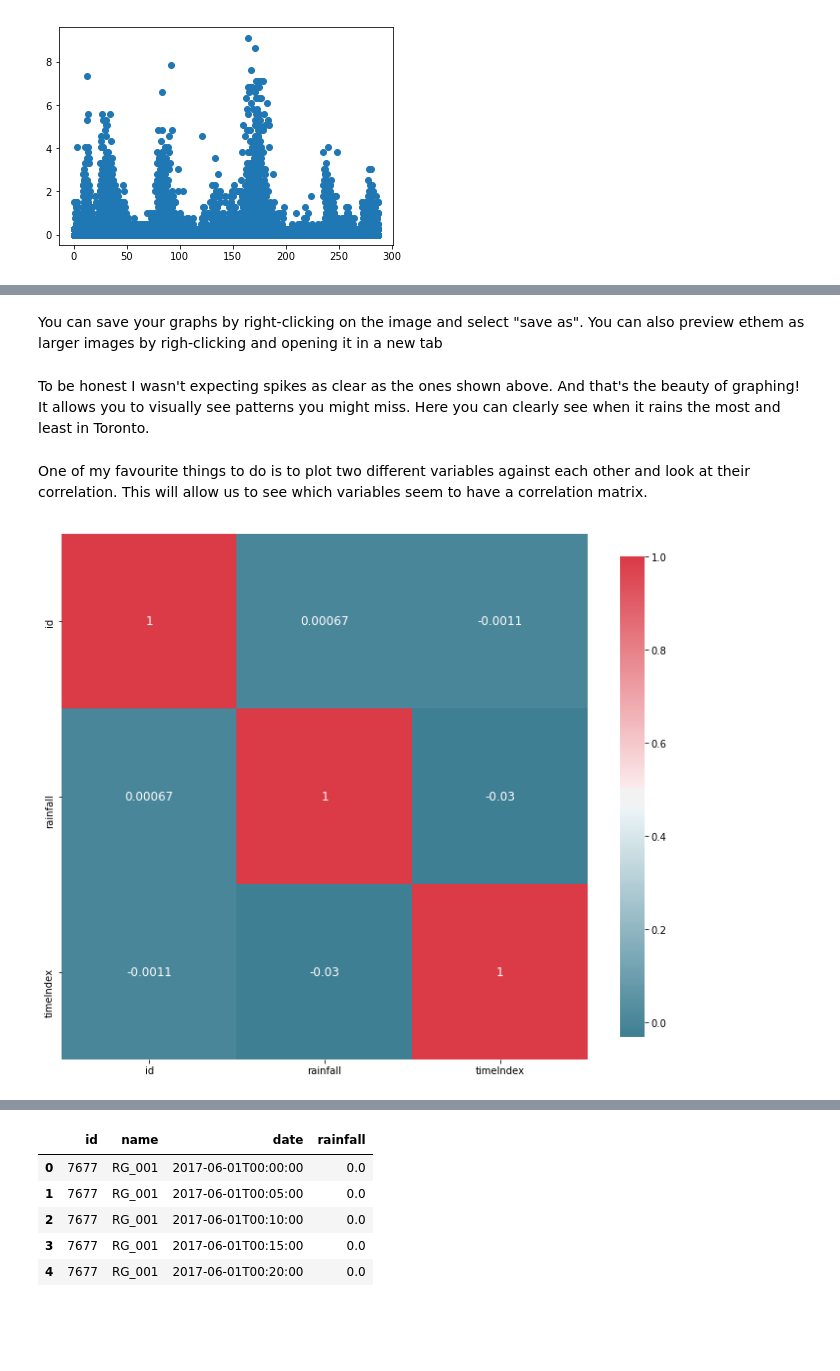
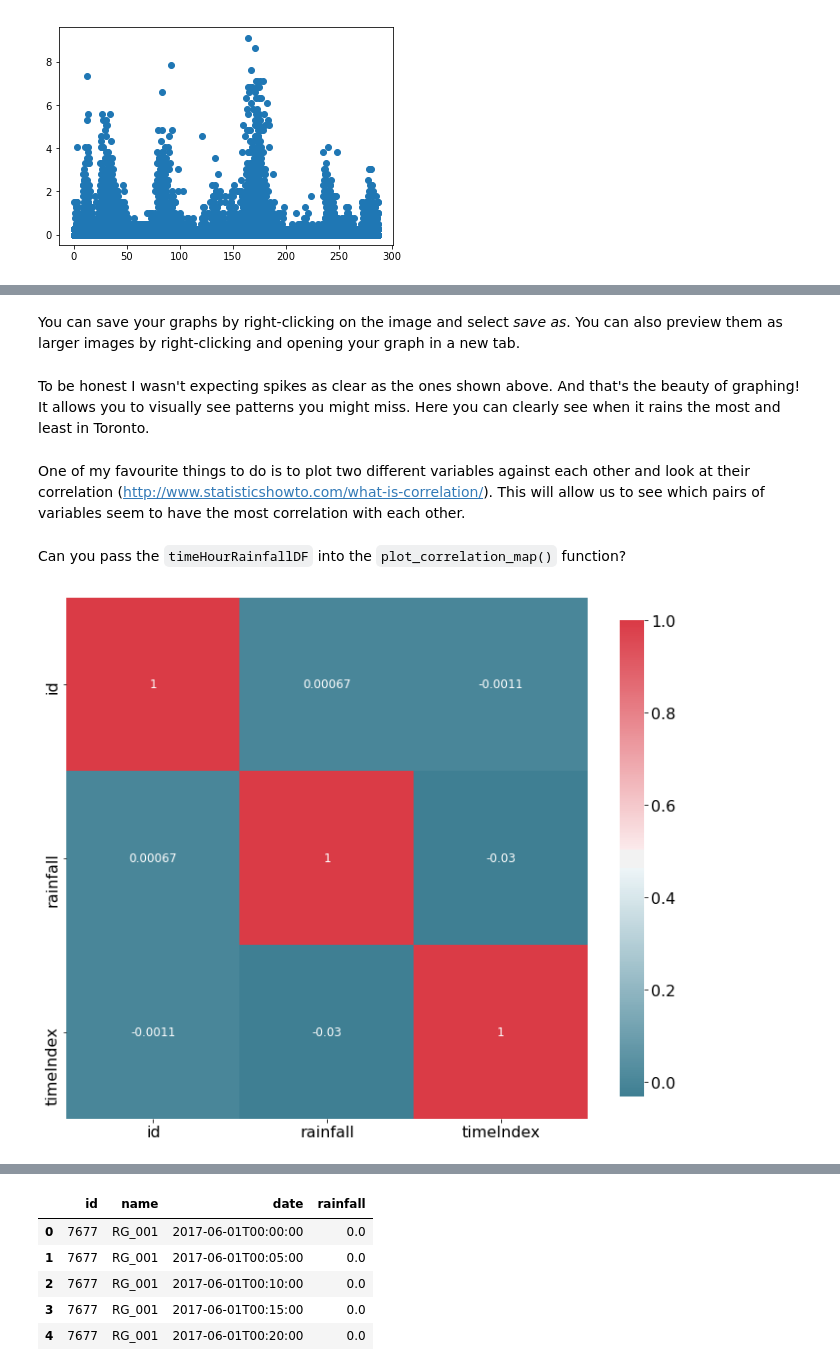
Before and after one commit to bigdatachallenge/bdc_workshops, a Jupyter notebook: workshop_two/Workshop #2 - Intro to Matplotlib and Visualizations.ipynb, the cells around one changed output, grey strips where cells are left out. Saved outputs shown, nothing was run; the diff lists cells and outputs as text; code cells hidden in the pictures; blank space fills up the shorter version.

```diff
--- a/workshop_two/Workshop #2 - Intro to Matplotlib and Visualizations.ipynb
+++ b/workshop_two/Workshop #2 - Intro to Matplotlib and Visualizations.ipynb
@@ -94,7 +130,7 @@ plt.scatter(x,y)
 # %% [markdown]
-You can save your graphs by right-clicking on the image and select "save as". You can also preview ethem as larger images by righ-clicking and opening it in a new tab
+You can save your graphs by right-clicking on the image and select _save as_. You can also preview them as larger images by right-clicking and opening your graph in a new tab.
 # %% [markdown]
 To be honest I wasn't expecting spikes as clear as the ones shown above. And that's the beauty of graphing! It allows you to visually see patterns you might miss. Here you can clearly see when it rains the most and least in Toronto.
 # %% [markdown]
-One of my favourite things to do is to plot two different variables against each other and look at their correlation. This will allow us to see which variables seem to have a correlation matrix.
+One of my favourite things to do is to plot two different variables against each other and look at their correlation (http://www.statisticshowto.com/what-is-correlation/). This will allow us to see which pairs of variables seem to have the most correlation with each other.
 # %%
@@ -110,8 +147,10 @@ def plot_correlation_map( df ):
         ax=ax,
         annot = True,
         annot_kws = { 'fontsize' : 12 })
-# %%
-plot_correlation_map(timeHourRainfallDF)
-# %% [output]
-[figure, removed]
+# %% [markdown]
+Can you pass the `timeHourRainfallDF` into the `plot_correlation_map()` function?
+# %%
+plot_correlation_map(<FILL IN>)
+# %% [output]
+[figure, added]
 # %% [markdown]
```
Also changed, not shown: parts of 56 cells of this notebook.
